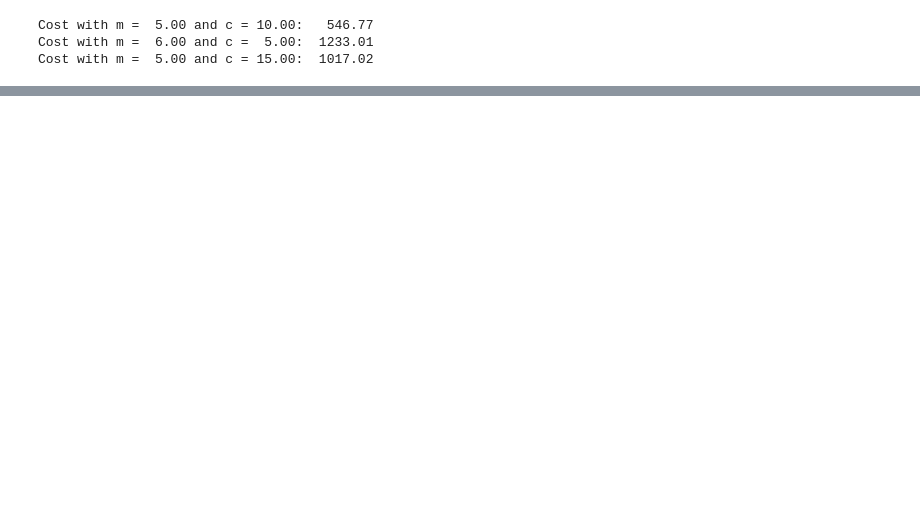
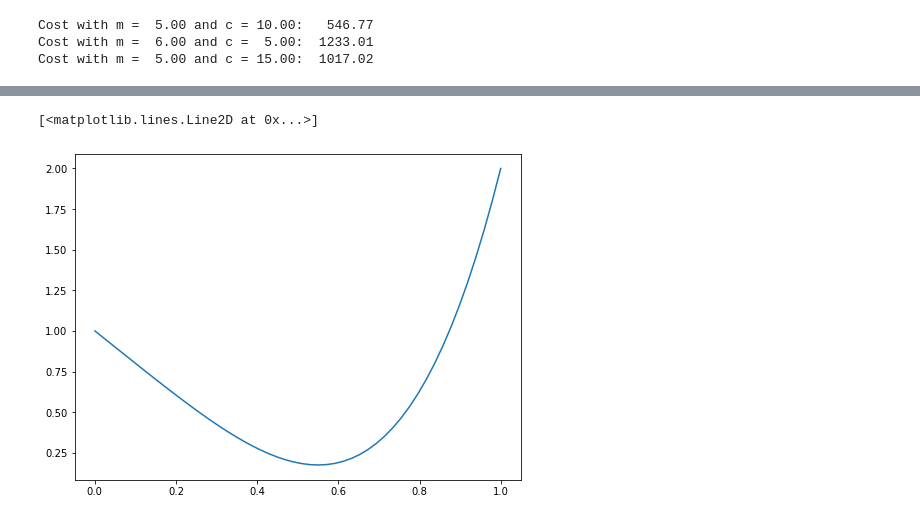
Before and after one commit to donneger/machinelearning_statistics, a Jupyter notebook: ml_practicals/ml_stats_practicals_models.ipynb, the cells around one changed output, grey strips where cells are left out. Drawn from its saved outputs; the diff is of its cells as text; code cells hidden in the pictures; blank space fills up the shorter version.

Commit message:
Starting section on scipy optimization, trying some examples.

```diff
--- a/ml_practicals/ml_stats_practicals_models.ipynb
+++ b/ml_practicals/ml_stats_practicals_models.ipynb
@@ -120,0 +181,7 @@ Cost with m =  5.00 and c = 15.00:  1017.02
+# %%
+# Using the example to try out.
+x = np.linspace(0, 1)
+
+# function is y = 3x^4 - 2x + 1
+y = 3*np.power(x,4) -2*x +1
+y
@@ -120,0 +199,6 @@ Cost with m =  5.00 and c = 15.00:  1017.02
+# %%
+# Simple plot of the function.
+plt.plot(x,y)
+# %% [output]
+[<matplotlib.lines.Line2D at 0x...>]
+[figure, added]
```
Also changed, not shown: parts of 14 cells of this notebook.
